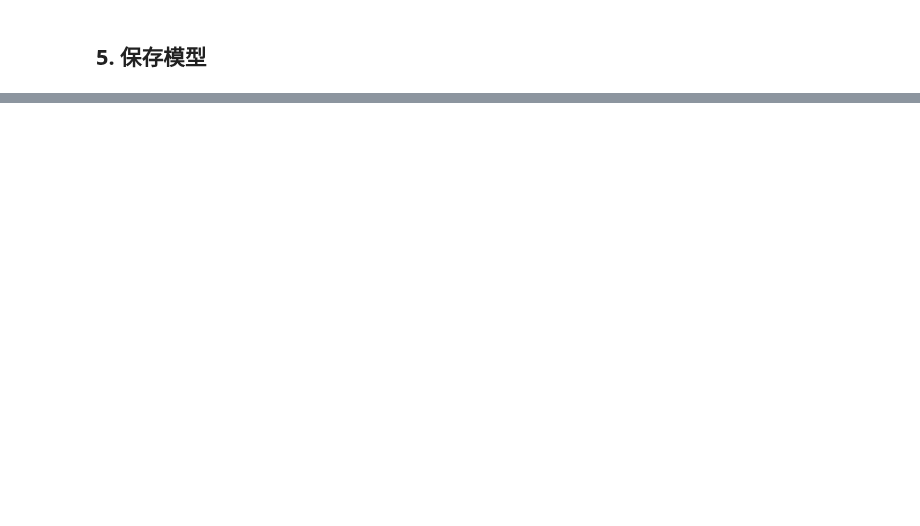
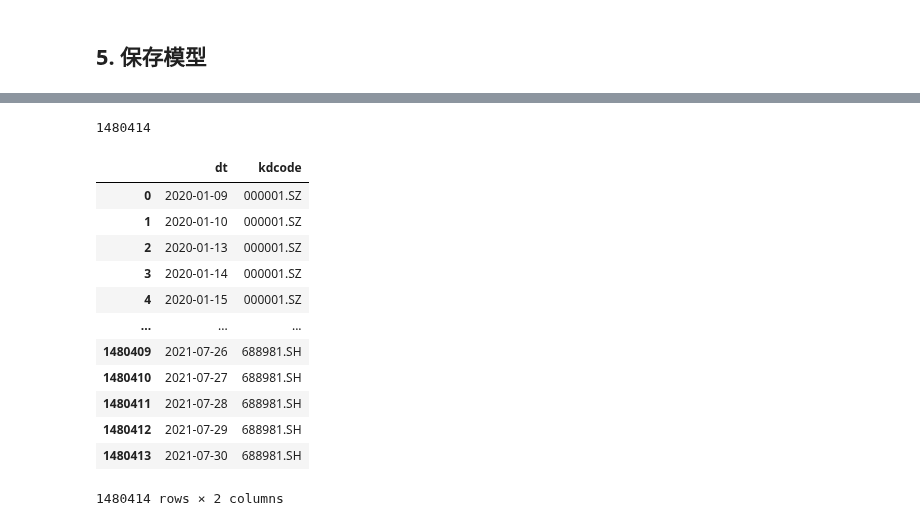
Before and after one commit to OreNoo/KandianPro, a Jupyter notebook: WholeMarketPro/20210802/model/WholeMarketLSTM2_1.ipynb, the cells around one changed output, grey strips where cells are left out. Drawn from its saved outputs; the diff is of its cells as text; code cells hidden in the pictures; blank space fills up the shorter version.

```diff
--- a/WholeMarketPro/20210802/model/WholeMarketLSTM2_1.ipynb
+++ b/WholeMarketPro/20210802/model/WholeMarketLSTM2_1.ipynb
@@ -324,0 +404,4 @@ model.save('./models/lstm_model2_1.h5')
+# %%
+len(Y_test_predict)
+# %% [output]
+1480414
@@ -324,0 +410,16 @@ model.save('./models/lstm_model2_1.h5')
+# %%
+pred_df
+# %% [output]
+|  | dt | kdcode |
+| 0 | 2020-01-09 | 000001.SZ |
+| 1 | 2020-01-10 | 000001.SZ |
+| 2 | 2020-01-13 | 000001.SZ |
+| 3 | 2020-01-14 | 000001.SZ |
+| 4 | 2020-01-15 | 000001.SZ |
+| ... | ... | ... |
+| 1480409 | 2021-07-26 | 688981.SH |
+| 1480410 | 2021-07-27 | 688981.SH |
+| 1480411 | 2021-07-28 | 688981.SH |
+| 1480412 | 2021-07-29 | 688981.SH |
+| 1480413 | 2021-07-30 | 688981.SH |
+1480414 rows × 2 columns
```
Also changed, not shown: parts of 22 cells of this notebook, 16 other files.
